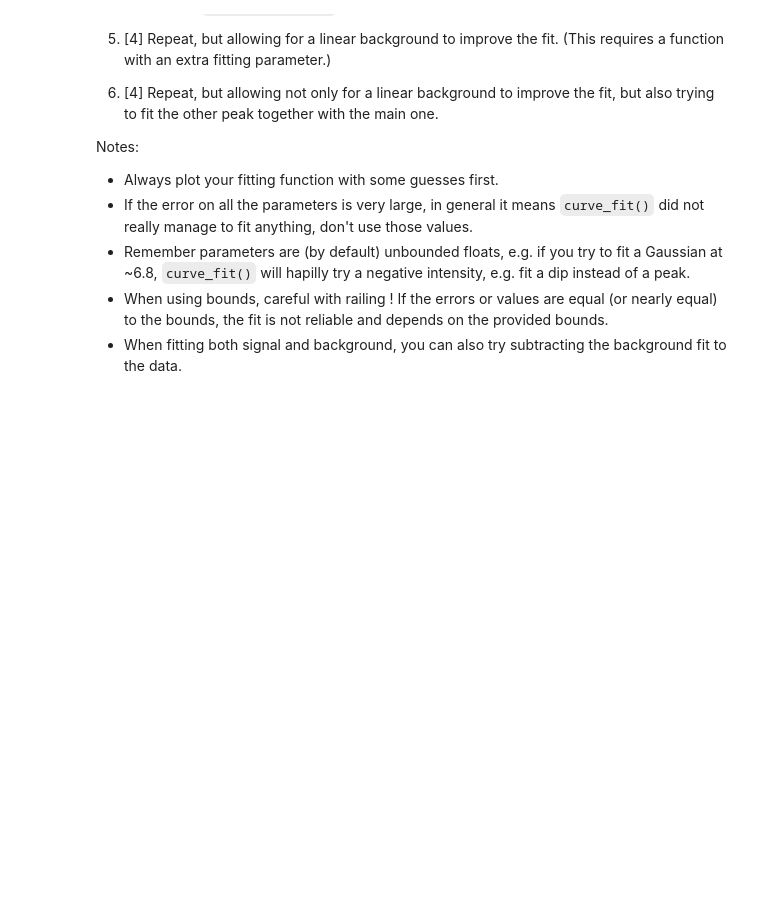
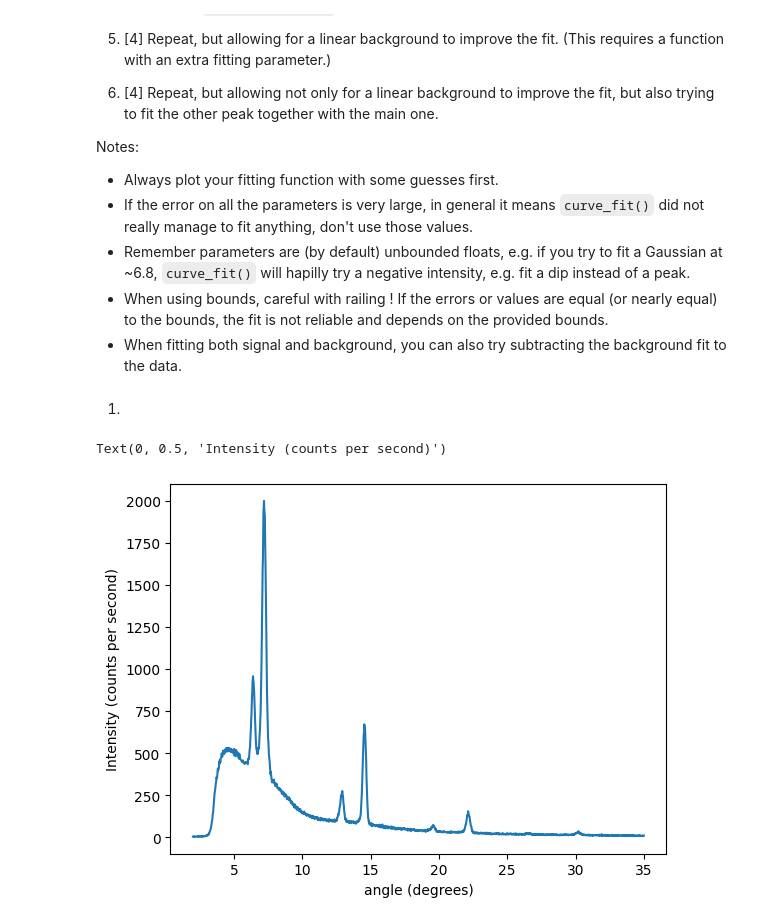
Before and after one commit to PX2145-2025/week-4-b-Morley-James, a Jupyter notebook: Curvefit.ipynb, the cells around one changed output. Saved outputs shown, nothing was run; the diff lists cells and outputs as text; code cells hidden in the pictures; blank space fills up the shorter version.

```diff
--- a/Curvefit.ipynb
+++ b/Curvefit.ipynb
@@ -273,3 +271,16 @@ Notes:
   - Remember parameters are (by default) unbounded floats, e.g. if you try to fit a Gaussian at ~6.8, `curve_fit()` will hapilly try a negative intensity, e.g. fit a dip instead of a peak.
   - When using bounds, careful with railing ! If the errors or values are equal (or nearly equal) to the bounds, the fit is not reliable and depends on the provided bounds.
   - When fitting both signal and background, you can also try subtracting the background fit to the data.
+# %% [markdown]
+1.
+# %%
+xy =np.loadtxt("XRD_data_Mo_anode.csv", skiprows=2, delimiter="," )
+x = xy[:,0]
+y = xy[:,1]
+# %%
+plt.plot(x,y)
+plt.xlabel("angle (degrees)")
+plt.ylabel("Intensity (counts per second)")
+# %% [output]
+Text(0, 0.5, 'Intensity (counts per second)')
+[figure, added]
```
Also changed, not shown: parts of 6 cells of this notebook.
